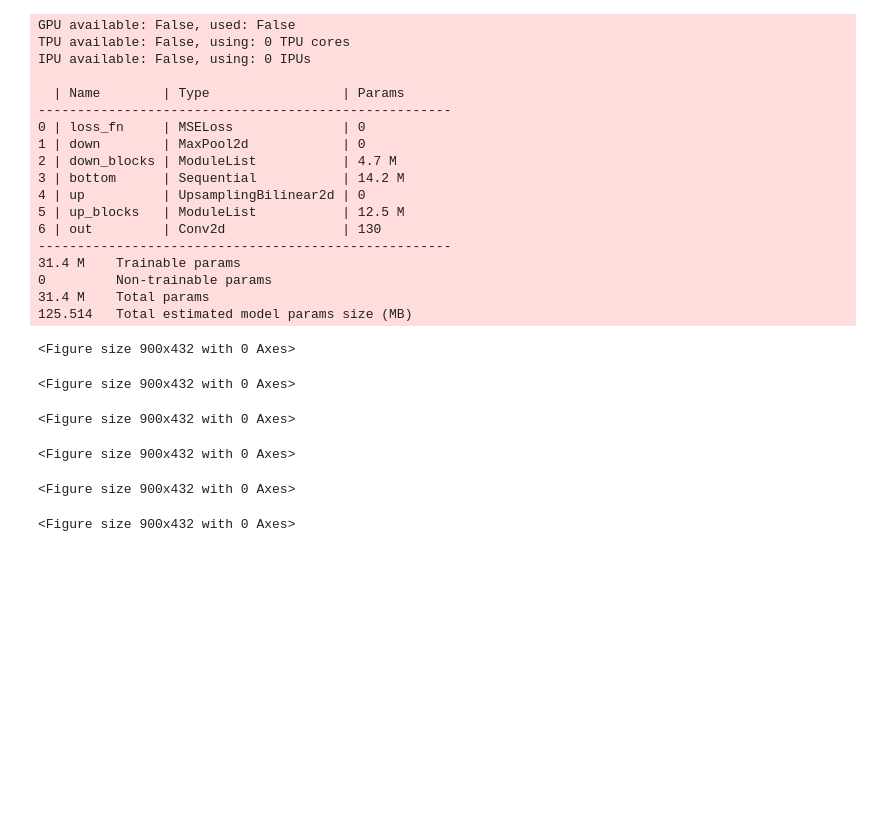
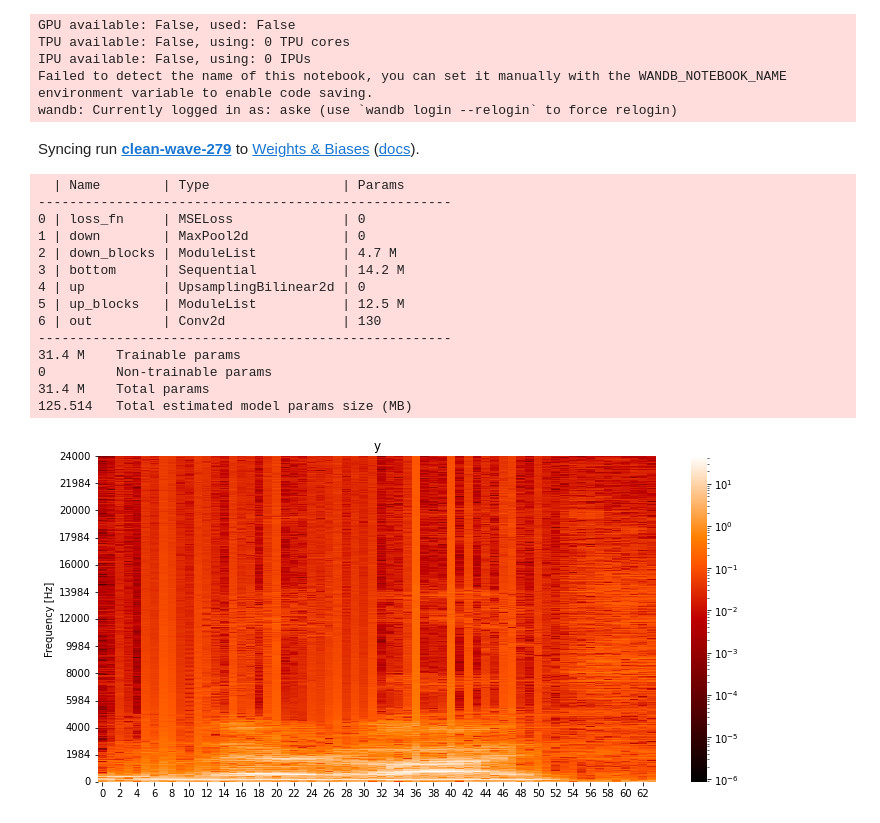
Before and after one commit to askepen/bachelor, a Jupyter notebook: src/preview.ipynb, the cells around one changed output. Cells and saved outputs as stored; diff of their text form; code cells hidden in the pictures; blank space fills up the shorter version.

Commit message:
Training from notebook possible

```diff
--- a/src/preview.ipynb
+++ b/src/preview.ipynb
@@ -10,54 +10,52 @@ import data_module
 import train
 
 reload(audio_utils)
 reload(baseline)
 reload(dataset)
 reload(model)
 reload(transforms)
 reload(data_module)
 reload(train)
 reload(main)
 
 # main.main()
 hparams = {
     "lr": 1e-3,
     "batch_size": 1,
     "stft_height": 751,
     "stft_width": 64,
     "n_fft": None,
     "data_dir": "../data",
     "wandb": True,
     "num_blocks": 4,
-}
-trainer_hparams = {
     "accelerator": "auto",
     #"gpus": -1,
     "auto_select_gpus": True,
+    "log_n_samples": True,
+    "num_workers": 0,
     "log_every_n_steps": 1,
 }
-train.train_from_dict(hparams, trainer_hparams)
+
+train.train_from_dict(hparams)
 # %% [output]
 GPU available: False, used: False
 TPU available: False, using: 0 TPU cores
 IPU available: False, using: 0 IPUs
-
-  | Name        | Type                 | Params
------------------------------------------------------
-0 | loss_fn     | MSELoss              | 0
-1 | down        | MaxPool2d            | 0
-2 | down_blocks | ModuleList           | 4.7 M
-3 | bottom      | Sequential           | 14.2 M
-4 | up          | UpsamplingBilinear2d | 0
-5 | up_blocks   | ModuleList           | 12.5 M
-6 | out         | Conv2d               | 130
------------------------------------------------------
-31.4 M    Trainable params
-0         Non-trainable params
-31.4 M    Total params
-125.514   Total estimated model params size (MB)
+Failed to detect the name of this notebook, you can set it manually with the WANDB_NOTEBOOK_NAME environment variable to enable code saving.
+wandb: Currently logged in as: aske (use `wandb login --relogin` to force relogin)
+Syncing run clean-wave-279 to Weights & Biases (docs).
-<Figure size 900x432 with 0 Axes>
+  | Name        | Type                 | Params
+-----------------------------------------------------
+0 | loss_fn     | MSELoss              | 0
+1 | down        | MaxPool2d            | 0
+2 | down_blocks | ModuleList           | 4.7 M
+3 | bottom      | Sequential           | 14.2 M
+4 | up          | UpsamplingBilinear2d | 0
+5 | up_blocks   | ModuleList           | 12.5 M
+6 | out         | Conv2d               | 130
+-----------------------------------------------------
+31.4 M    Trainable params
+0         Non-trainable params
+31.4 M    Total params
+125.514   Total estimated model params size (MB)
-<Figure size 900x432 with 0 Axes>
-<Figure size 900x432 with 0 Axes>
-<Figure size 900x432 with 0 Axes>
-<Figure size 900x432 with 0 Axes>
-<Figure size 900x432 with 0 Axes>
+[figure, added]
```
Also changed, not shown: 1 other file.
